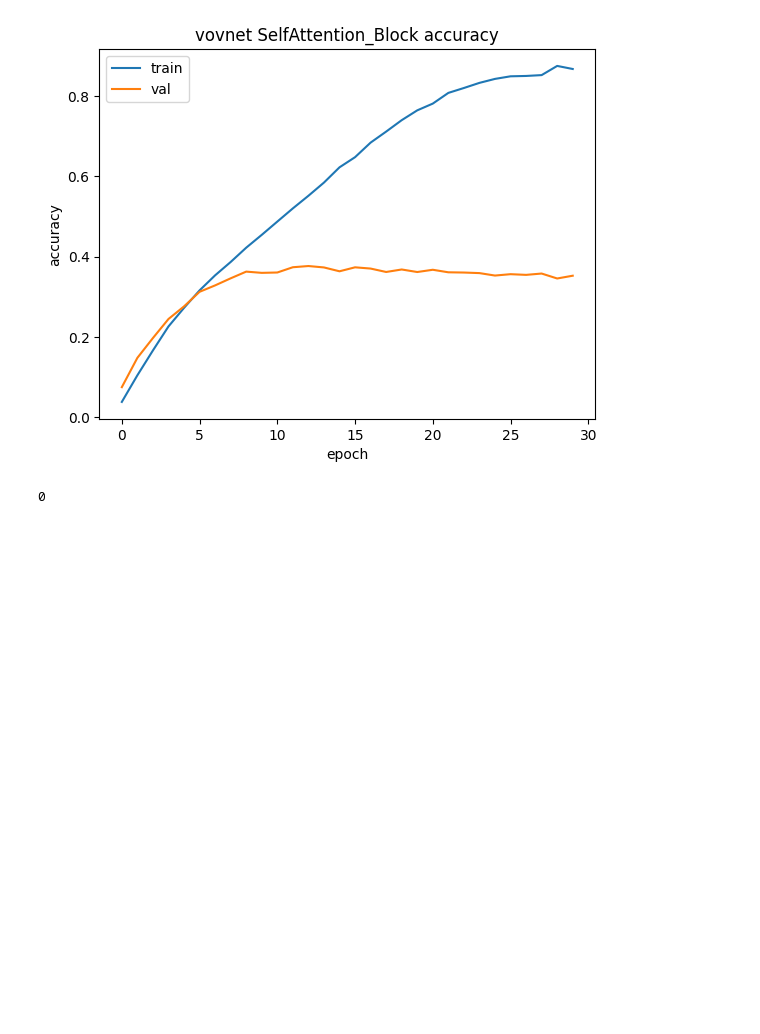
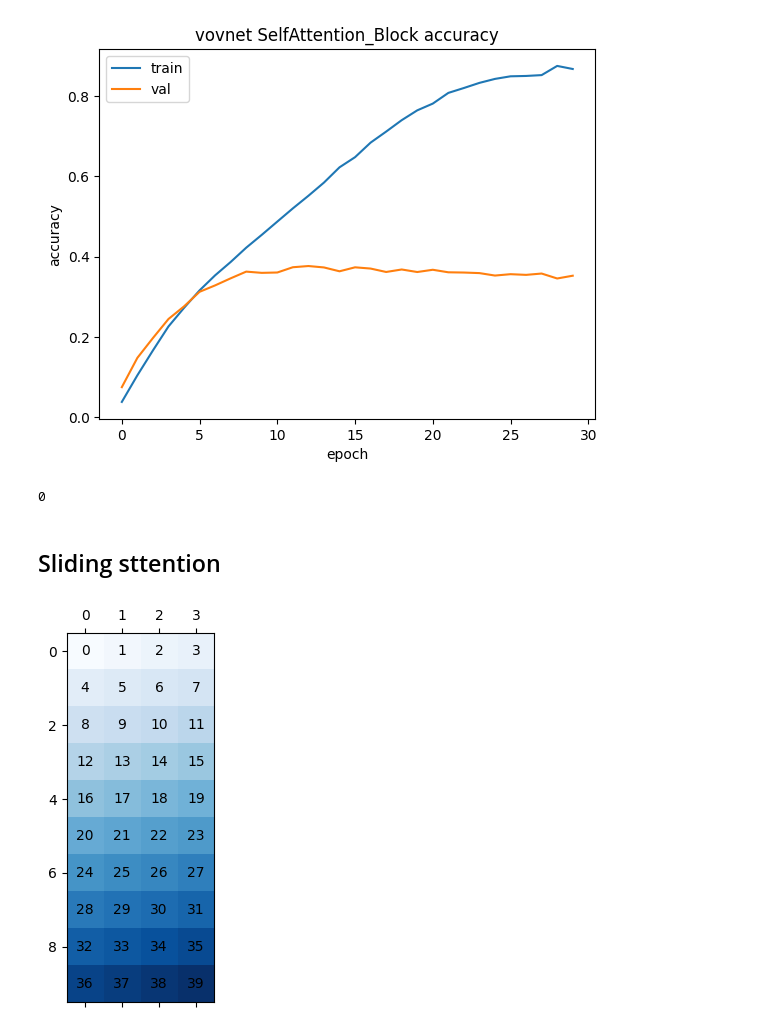
Before and after one commit to yuyenchu/attention_exp, a Jupyter notebook: models.ipynb, the cells around one changed output. Drawn from its saved outputs; the diff is of its cells as text; code cells hidden in the pictures; blank space fills up the shorter version.

```diff
--- a/models.ipynb
+++ b/models.ipynb
@@ -65,3 +69,13 @@ def analyze(model):
         'totalParams': totalParams,
         'totalFlops': totalFlops,
     }
+
+def draw_matrix(matrix):
+    fig, ax = plt.subplots()
+
+    ax.matshow(matrix, cmap=plt.cm.Blues)
+
+    for i in range(matrix.shape[1]):
+        for j in range(matrix.shape[0]):
+            c = matrix[j,i]
+            ax.text(i, j, str(c), va='center', ha='center')
@@ -567,0 +665,10 @@ gc.collect()
+# %% [markdown]
+## Sliding sttention
+# %%
+length, hid_state = 10,4
+arr = np.arange(length*hid_state).reshape(length,hid_state)
+wsize = 5
+psize = (wsize-1)//2
+draw_matrix(arr)
+# %% [output]
+[figure, added]
```
Also changed, not shown: parts of 18 cells of this notebook, 1 other file.
